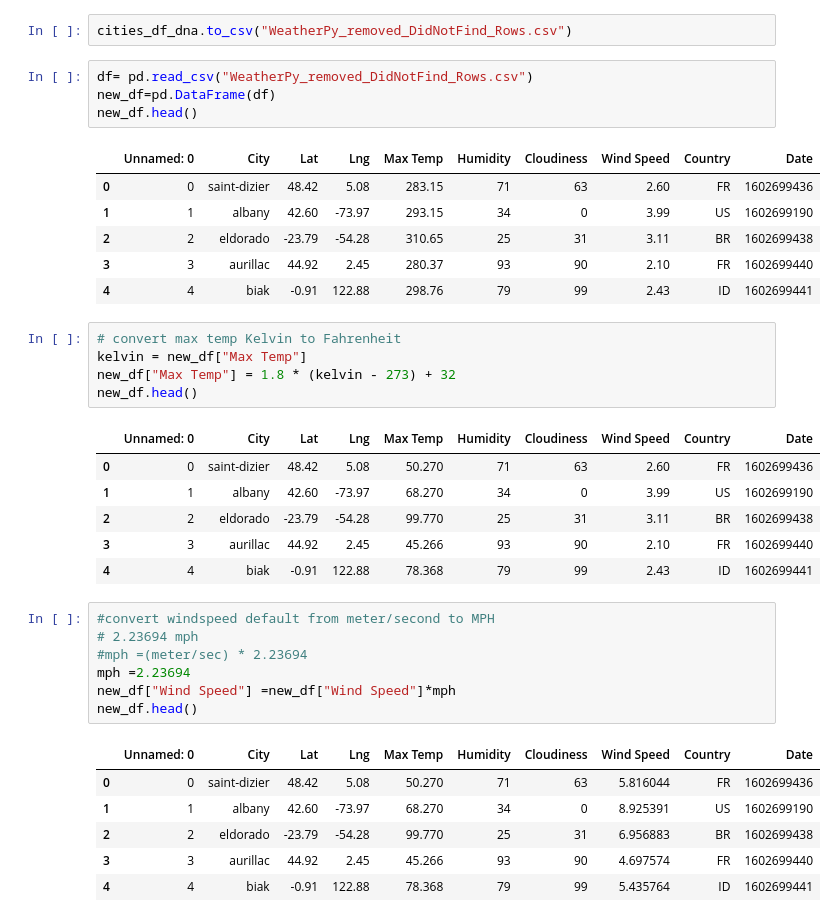
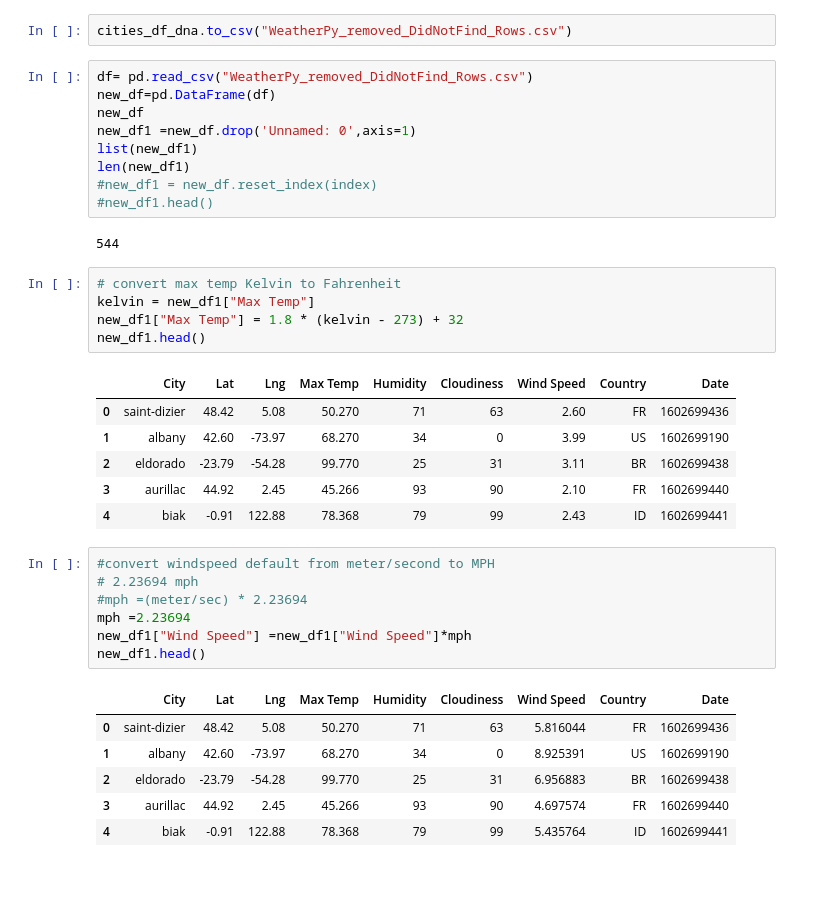
Before and after one commit to bregan78/python_api_challenge, a Jupyter notebook: WeatherPy/WeatherPy.ipynb, the cells around one changed output. Cells and saved outputs as stored; diff of their text form; blank space fills up the shorter version.

```diff
--- a/WeatherPy/WeatherPy.ipynb
+++ b/WeatherPy/WeatherPy.ipynb
@@ -210,39 +217,39 @@ cities_df_dna.to_csv("WeatherPy_removed_DidNotFind_Rows.csv")
 # %%
 df= pd.read_csv("WeatherPy_removed_DidNotFind_Rows.csv")
 new_df=pd.DataFrame(df)
-new_df.head()
+new_df
+new_df1 =new_df.drop('Unnamed: 0',axis=1)
+list(new_df1)
+len(new_df1)
+#new_df1 = new_df.reset_index(index)
+#new_df1.head()
 # %% [output]
-|  | Unnamed: 0 | City | Lat | Lng | Max Temp | Humidity | Cloudiness | Wind Speed | Country | Date |
-| 0 | 0 | saint-dizier | 48.42 | 5.08 | 283.15 | 71 | 63 | 2.60 | FR | 1602699436 |
-| 1 | 1 | albany | 42.60 | -73.97 | 293.15 | 34 | 0 | 3.99 | US | 1602699190 |
-| 2 | 2 | eldorado | -23.79 | -54.28 | 310.65 | 25 | 31 | 3.11 | BR | 1602699438 |
-| 3 | 3 | aurillac | 44.92 | 2.45 | 280.37 | 93 | 90 | 2.10 | FR | 1602699440 |
-| 4 | 4 | biak | -0.91 | 122.88 | 298.76 | 79 | 99 | 2.43 | ID | 1602699441 |
+544
 # %%
 # convert max temp Kelvin to Fahrenheit
-kelvin = new_df["Max Temp"]
-new_df["Max Temp"] = 1.8 * (kelvin - 273) + 32
-new_df.head()
+kelvin = new_df1["Max Temp"]
+new_df1["Max Temp"] = 1.8 * (kelvin - 273) + 32
+new_df1.head()
 # %% [output]
-|  | Unnamed: 0 | City | Lat | Lng | Max Temp | Humidity | Cloudiness | Wind Speed | Country | Date |
-| 0 | 0 | saint-dizier | 48.42 | 5.08 | 50.270 | 71 | 63 | 2.60 | FR | 1602699436 |
-| 1 | 1 | albany | 42.60 | -73.97 | 68.270 | 34 | 0 | 3.99 | US | 1602699190 |
-| 2 | 2 | eldorado | -23.79 | -54.28 | 99.770 | 25 | 31 | 3.11 | BR | 1602699438 |
-| 3 | 3 | aurillac | 44.92 | 2.45 | 45.266 | 93 | 90 | 2.10 | FR | 1602699440 |
-| 4 | 4 | biak | -0.91 | 122.88 | 78.368 | 79 | 99 | 2.43 | ID | 1602699441 |
+|  | City | Lat | Lng | Max Temp | Humidity | Cloudiness | Wind Speed | Country | Date |
+| 0 | saint-dizier | 48.42 | 5.08 | 50.270 | 71 | 63 | 2.60 | FR | 1602699436 |
+| 1 | albany | 42.60 | -73.97 | 68.270 | 34 | 0 | 3.99 | US | 1602699190 |
+| 2 | eldorado | -23.79 | -54.28 | 99.770 | 25 | 31 | 3.11 | BR | 1602699438 |
+| 3 | aurillac | 44.92 | 2.45 | 45.266 | 93 | 90 | 2.10 | FR | 1602699440 |
+| 4 | biak | -0.91 | 122.88 | 78.368 | 79 | 99 | 2.43 | ID | 1602699441 |
 # %%
 #convert windspeed default from meter/second to MPH
 # 2.23694 mph
 #mph =(meter/sec) * 2.23694
 mph =2.23694
-new_df["Wind Speed"] =new_df["Wind Speed"]*mph
-new_df.head()
+new_df1["Wind Speed"] =new_df1["Wind Speed"]*mph
+new_df1.head()
 # %% [output]
-|  | Unnamed: 0 | City | Lat | Lng | Max Temp | Humidity | Cloudiness | Wind Speed | Country | Date |
-| 0 | 0 | saint-dizier | 48.42 | 5.08 | 50.270 | 71 | 63 | 5.816044 | FR | 1602699436 |
-| 1 | 1 | albany | 42.60 | -73.97 | 68.270 | 34 | 0 | 8.925391 | US | 1602699190 |
-| 2 | 2 | eldorado | -23.79 | -54.28 | 99.770 | 25 | 31 | 6.956883 | BR | 1602699438 |
-| 3 | 3 | aurillac | 44.92 | 2.45 | 45.266 | 93 | 90 | 4.697574 | FR | 1602699440 |
-| 4 | 4 | biak | -0.91 | 122.88 | 78.368 | 79 | 99 | 5.435764 | ID | 1602699441 |
+|  | City | Lat | Lng | Max Temp | Humidity | Cloudiness | Wind Speed | Country | Date |
+| 0 | saint-dizier | 48.42 | 5.08 | 50.270 | 71 | 63 | 5.816044 | FR | 1602699436 |
+| 1 | albany | 42.60 | -73.97 | 68.270 | 34 | 0 | 8.925391 | US | 1602699190 |
+| 2 | eldorado | -23.79 | -54.28 | 99.770 | 25 | 31 | 6.956883 | BR | 1602699438 |
+| 3 | aurillac | 44.92 | 2.45 | 45.266 | 93 | 90 | 4.697574 | FR | 1602699440 |
+| 4 | biak | -0.91 | 122.88 | 78.368 | 79 | 99 | 5.435764 | ID | 1602699441 |
 # %%
 #Temperature (F) vs. Latitude
```
Also changed, not shown: parts of 6 cells of this notebook.
